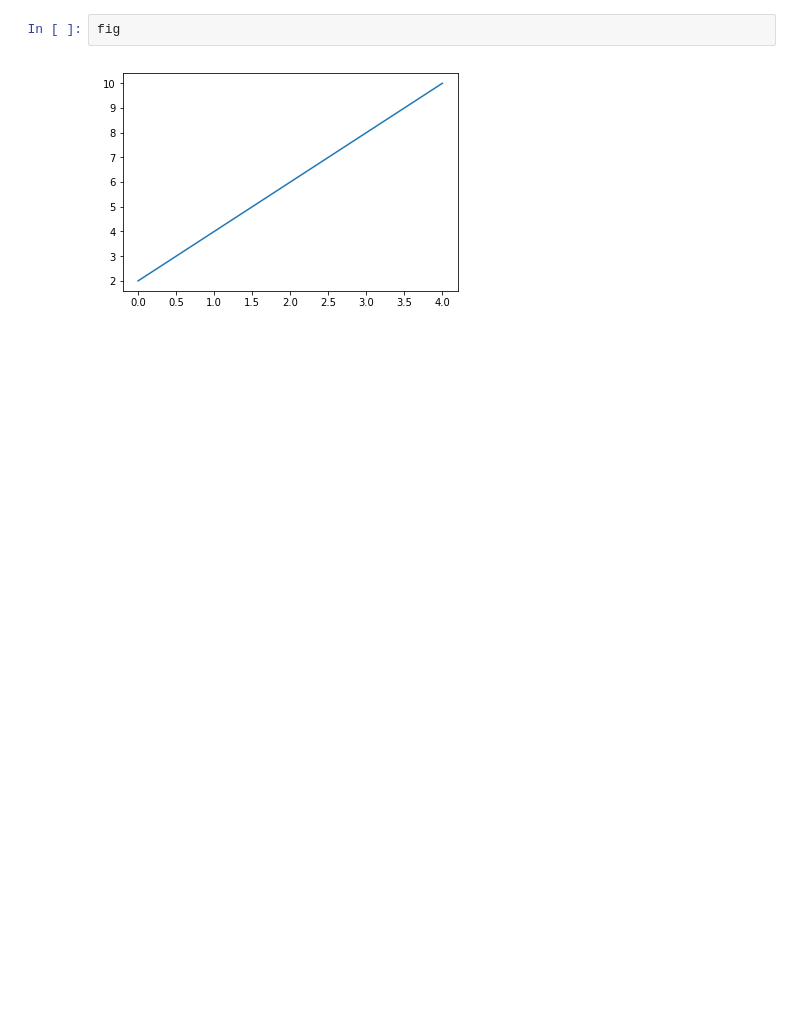
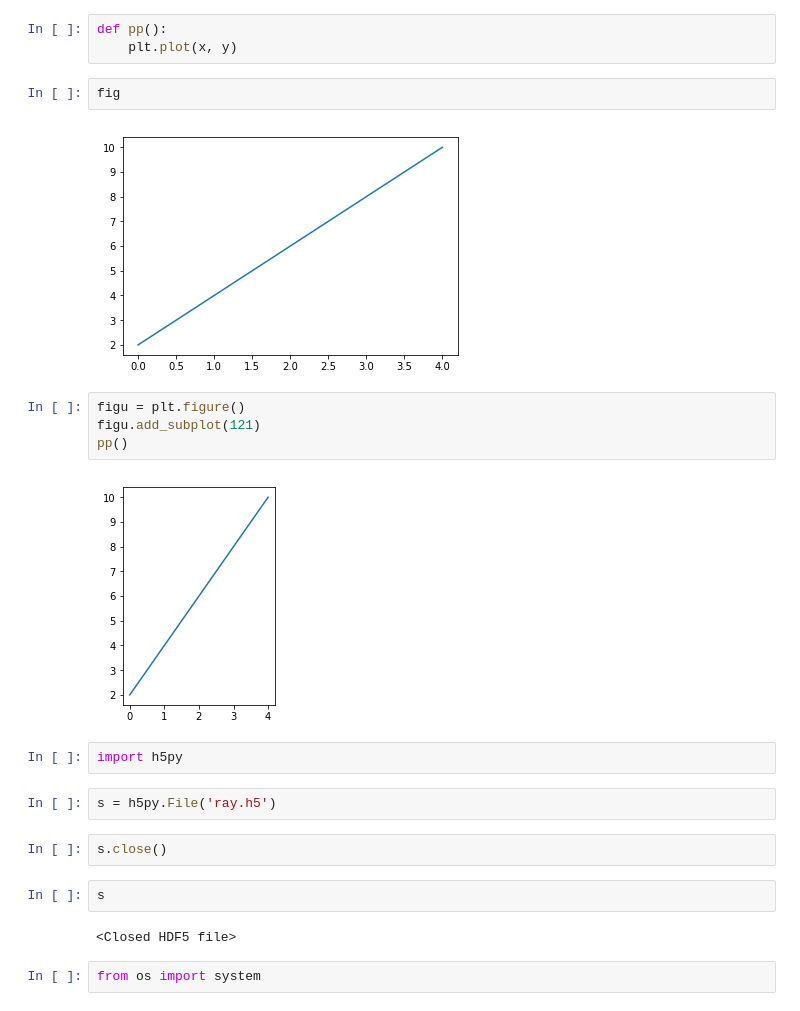
Before and after one commit to biboyd/SALSA, a Jupyter notebook: plotting_ray/slice_and_ray_playground.ipynb, the cells around one changed output. Cells and saved outputs as stored; diff of their text form; blank space fills up the shorter version.

Commit message:
debugging main plotting and edited playground notebook

```diff
--- a/plotting_ray/slice_and_ray_playground.ipynb
+++ b/plotting_ray/slice_and_ray_playground.ipynb
@@ -135,7 +136,28 @@ fig = plt.figure()
 plot = plt.plot(x,y)
 # %% [output]
 [figure]
+# %%
+def pp():
+    plt.plot(x, y)
 # %%
 fig
 # %% [output]
 [figure]
+# %%
+figu = plt.figure()
+figu.add_subplot(121)
+pp()
+# %% [output]
+[figure, added]
+# %%
+import h5py
+# %%
+s = h5py.File('ray.h5')
+# %%
+s.close()
+# %%
+s
+# %% [output]
+<Closed HDF5 file>
+# %%
+from os import system
```
Also changed, not shown: parts of 11 cells of this notebook, 1 other file.
